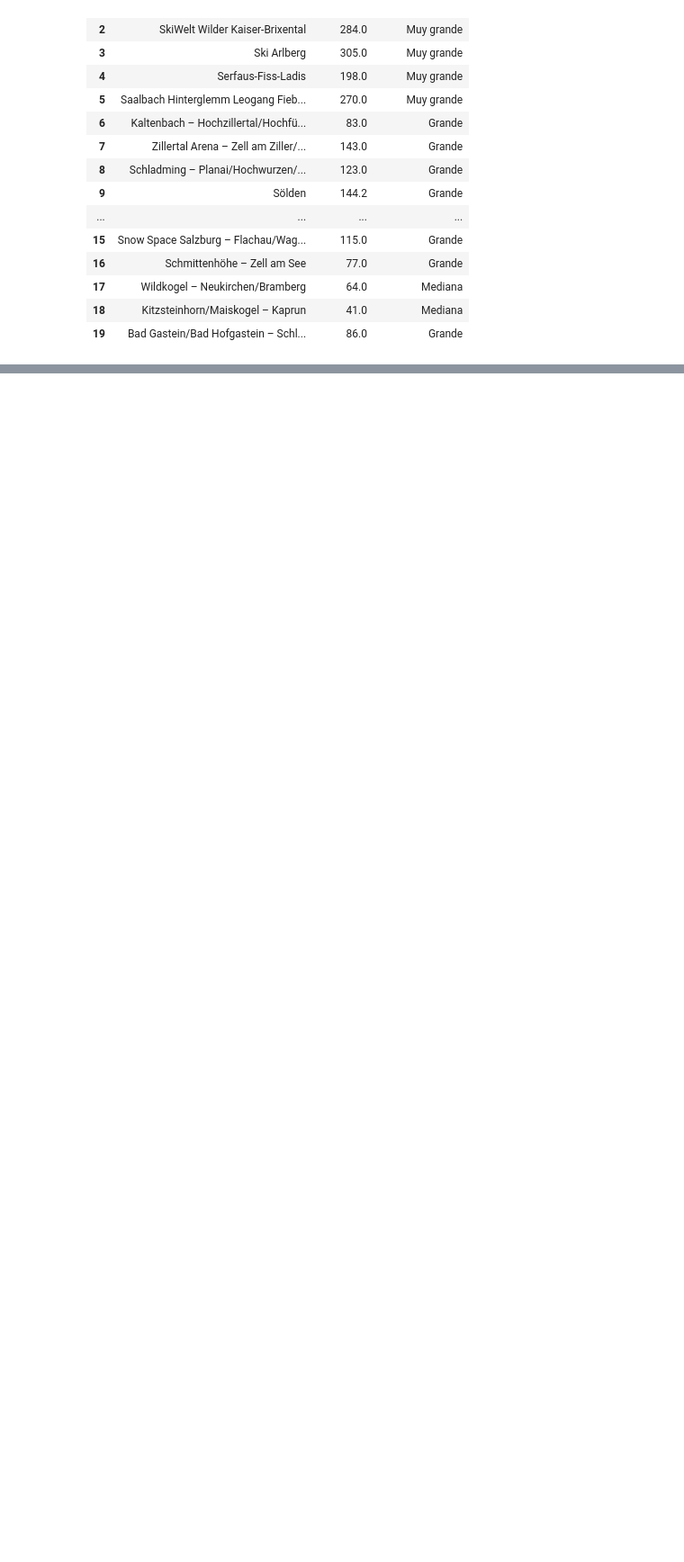
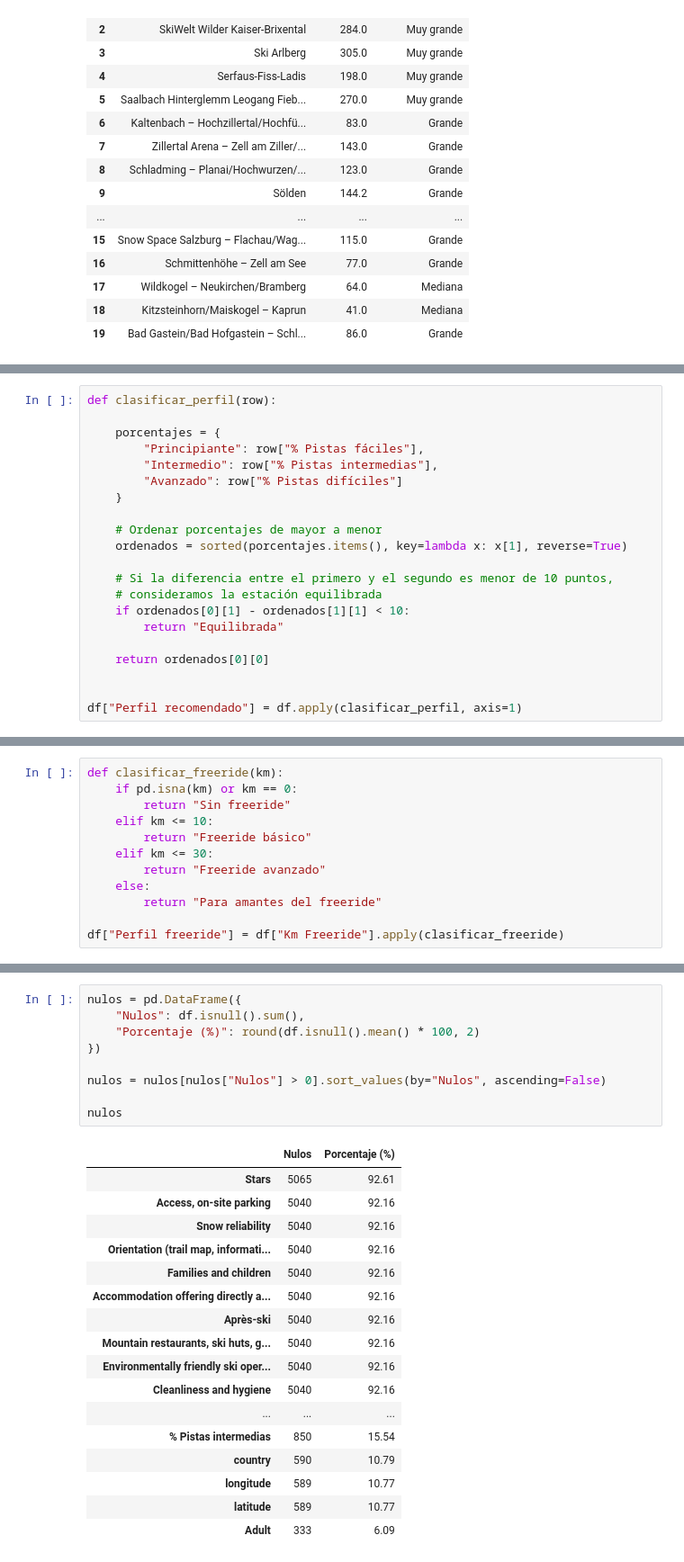
Before and after one commit to contactodiegovega/Ski-Resort-Analysis, a Jupyter notebook: notebooks/preprocesamiento.ipynb, the cells around one changed output, grey strips where cells are left out. Shown at 90% size. Saved outputs shown, nothing was run; the diff lists cells and outputs as text; blank space fills up the shorter version.

```diff
--- a/notebooks/preprocesamiento.ipynb
+++ b/notebooks/preprocesamiento.ipynb
@@ -890,0 +929,21 @@ df[["NameResort", "Total Kms", "Tamaño estación"]].head(20)
+# %%
+def clasificar_perfil(row):
+
+    porcentajes = {
+        "Principiante": row["% Pistas fáciles"],
+        "Intermedio": row["% Pistas intermedias"],
+        "Avanzado": row["% Pistas difíciles"]
+    }
+
+    # Ordenar porcentajes de mayor a menor
+    ordenados = sorted(porcentajes.items(), key=lambda x: x[1], reverse=True)
+
+    # Si la diferencia entre el primero y el segundo es menor de 10 puntos,
+    # consideramos la estación equilibrada
+    if ordenados[0][1] - ordenados[1][1] < 10:
+        return "Equilibrada"
+
+    return ordenados[0][0]
+
+
+df["Perfil recomendado"] = df.apply(clasificar_perfil, axis=1)
@@ -890,0 +987,12 @@ df[["NameResort", "Total Kms", "Tamaño estación"]].head(20)
+# %%
+def clasificar_freeride(km):
+    if pd.isna(km) or km == 0:
+        return "Sin freeride"
+    elif km <= 10:
+        return "Freeride básico"
+    elif km <= 30:
+        return "Freeride avanzado"
+    else:
+        return "Para amantes del freeride"
+
+df["Perfil freeride"] = df["Km Freeride"].apply(clasificar_freeride)
@@ -890,0 +1086,27 @@ df[["NameResort", "Total Kms", "Tamaño estación"]].head(20)
+# %%
+nulos = pd.DataFrame({
+    "Nulos": df.isnull().sum(),
+    "Porcentaje (%)": round(df.isnull().mean() * 100, 2)
+})
+
+nulos = nulos[nulos["Nulos"] > 0].sort_values(by="Nulos", ascending=False)
+
+nulos
+# %% [output]
+|  | Nulos | Porcentaje (%) |
+| Stars | 5065 | 92.61 |
+| Access, on-site parking | 5040 | 92.16 |
+| Snow reliability | 5040 | 92.16 |
+| Orientation (trail map, informati... | 5040 | 92.16 |
+| Families and children | 5040 | 92.16 |
+| Accommodation offering directly a... | 5040 | 92.16 |
+| Après-ski | 5040 | 92.16 |
+| Mountain restaurants, ski huts, g... | 5040 | 92.16 |
+| Environmentally friendly ski oper... | 5040 | 92.16 |
+| Cleanliness and hygiene | 5040 | 92.16 |
+| ... | ... | ... |
+| % Pistas intermedias | 850 | 15.54 |
+| country | 590 | 10.79 |
+| longitude | 589 | 10.77 |
+| latitude | 589 | 10.77 |
+| Adult | 333 | 6.09 |
```
Also changed, not shown: parts of 40 cells of this notebook, 1 other file.
